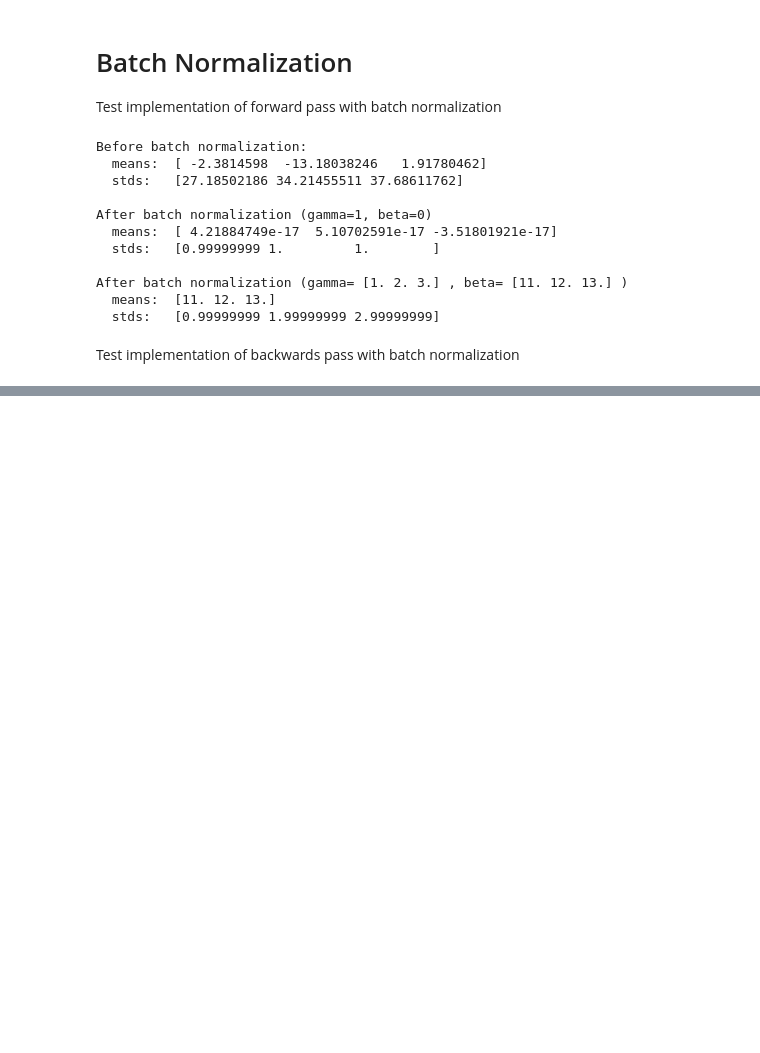
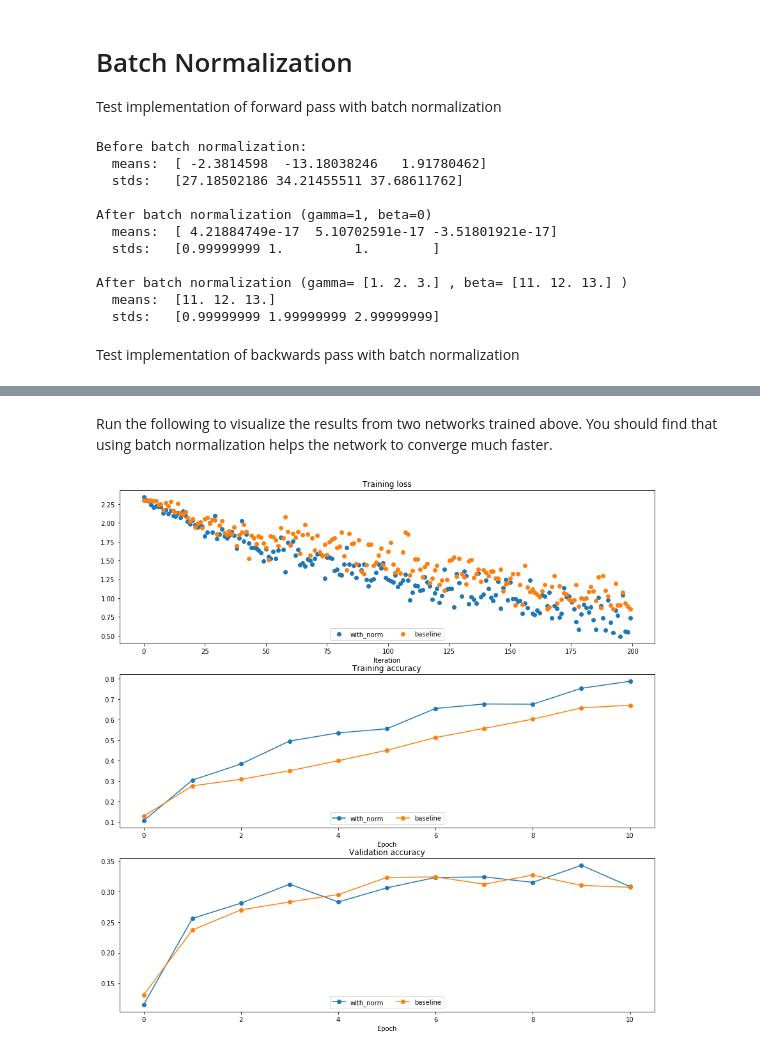
Before and after one commit to jlingohr/deepLearning, a Jupyter notebook: FullyConnected_CIFAR.ipynb, the cells around one changed output, grey strips where cells are left out. Cells and saved outputs as stored; diff of their text form; code cells hidden in the pictures; blank space fills up the shorter version.

Commit message:
Finish batch normalization

```diff
--- a/FullyConnected_CIFAR.ipynb
+++ b/FullyConnected_CIFAR.ipynb
@@ -630,0 +737,36 @@ print('dbeta error: ', rel_error(db_num, dbeta))
+# %% [markdown]
+Run the following to visualize the results from two networks trained above. You should find that using batch normalization helps the network to converge much faster.
+# %%
+def plot_training_history(title, label, baseline, bn_solvers, plot_fn, bl_marker='.', bn_marker='.', labels=None):
+    """utility function for plotting training history"""
+    plt.title(title)
+    plt.xlabel(label)
+    bn_plots = [plot_fn(bn_solver) for bn_solver in bn_solvers]
+    bl_plot = plot_fn(baseline)
+    num_bn = len(bn_plots)
+    for i in range(num_bn):
+        label='with_norm'
+        if labels is not None:
+            label += str(labels[i])
+        plt.plot(bn_plots[i], bn_marker, label=label)
+    label='baseline'
+    if labels is not None:
+        label += str(labels[0])
+    plt.plot(bl_plot, bl_marker, label=label)
+    plt.legend(loc='lower center', ncol=num_bn+1)
+
+
+plt.subplot(3, 1, 1)
+plot_training_history('Training loss','Iteration', solver, [bn_solver], \
+                      lambda x: x.loss_history, bl_marker='o', bn_marker='o')
+plt.subplot(3, 1, 2)
+plot_training_history('Training accuracy','Epoch', solver, [bn_solver], \
+                      lambda x: x.train_acc_history, bl_marker='-o', bn_marker='-o')
+plt.subplot(3, 1, 3)
+plot_training_history('Validation accuracy','Epoch', solver, [bn_solver], \
+                      lambda x: x.val_acc_history, bl_marker='-o', bn_marker='-o')
+
+plt.gcf().set_size_inches(15, 15)
+plt.show()
+# %% [output]
+[figure, added]
```
Also changed, not shown: parts of 12 cells of this notebook, 4 other files.
